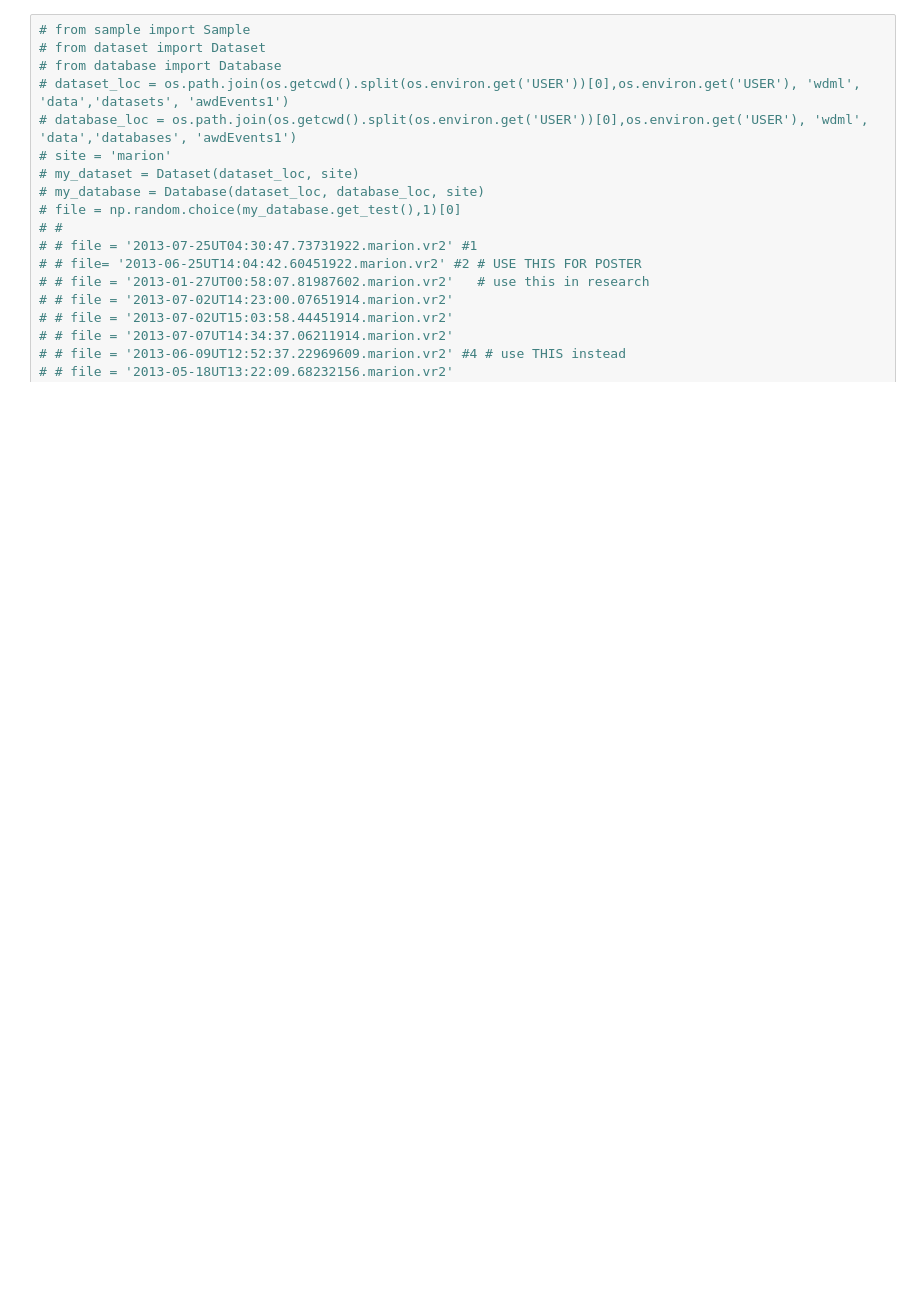
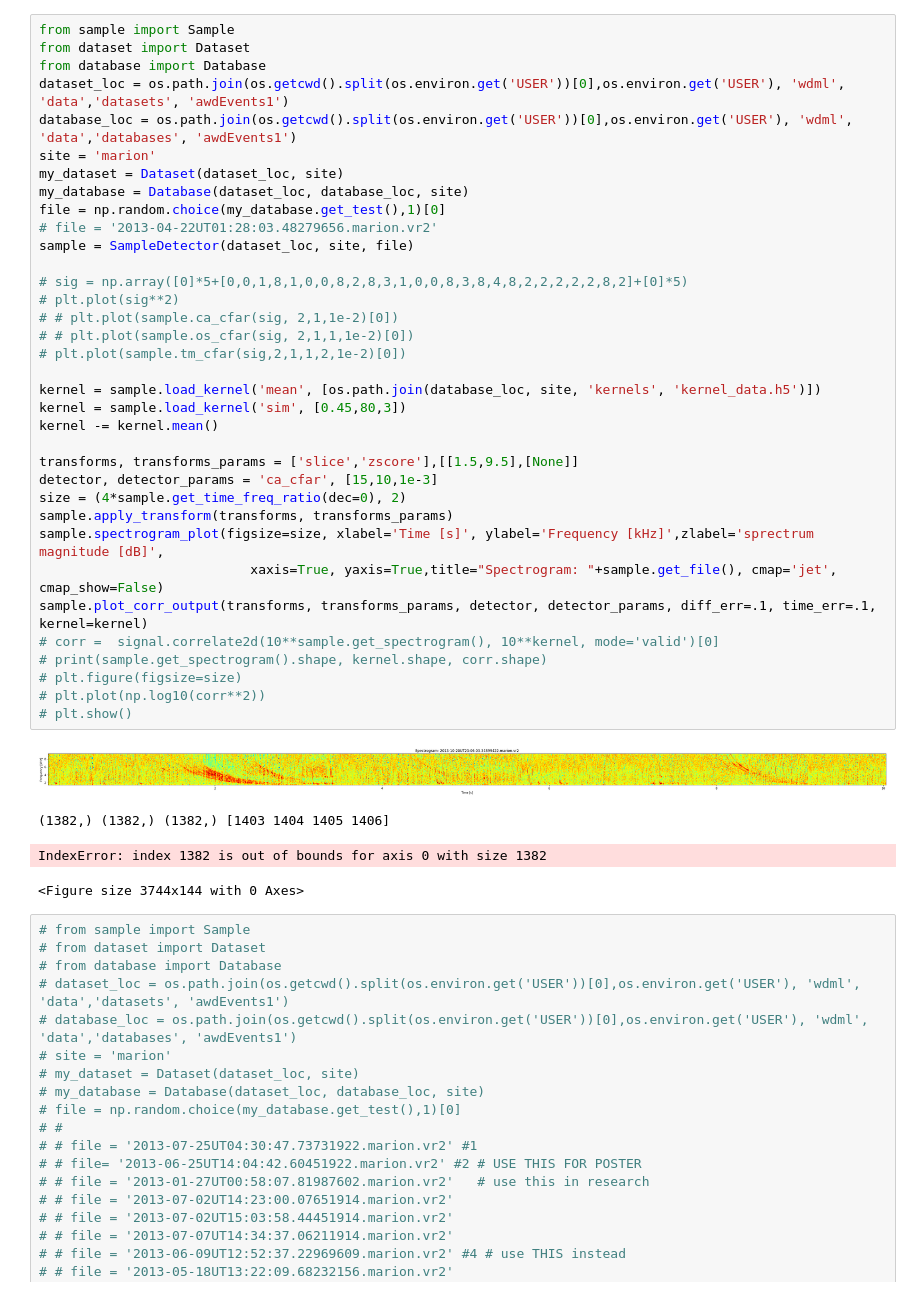
Before and after one commit to Kojey/MSc-whistler-waves-detector, a Jupyter notebook: ipy/sample_detector.ipynb, the cells around one changed output. Saved outputs shown, nothing was run; the diff lists cells and outputs as text; blank space fills up the shorter version.

Commit message:
Modify sample detector

```diff
--- a/ipy/sample_detector.ipynb
+++ b/ipy/sample_detector.ipynb
@@ -371,6 +405,46 @@ class SampleDetector(Sample):
         detection = self.prob_area_ml(prob[:,1],window=window,threshold=threshold,e=e)
         output = self.detection_loc_ml(detection, prob,shift)
         return np.array([self.get_file(),self.output_compare(output, diff_err=diff_err,time_err=time_err), self.metric(output, diff_err=diff_err,time_err=time_err)])
+# %%
+from sample import Sample
+from dataset import Dataset
+from database import Database
+dataset_loc = os.path.join(os.getcwd().split(os.environ.get('USER'))[0],os.environ.get('USER'), 'wdml', 'data','datasets', 'awdEvents1')
+database_loc = os.path.join(os.getcwd().split(os.environ.get('USER'))[0],os.environ.get('USER'), 'wdml', 'data','databases', 'awdEvents1')
+site = 'marion'
+my_dataset = Dataset(dataset_loc, site)
+my_database = Database(dataset_loc, database_loc, site)
+file = np.random.choice(my_database.get_test(),1)[0]
+# file = '2013-04-22UT01:28:03.48279656.marion.vr2'
+sample = SampleDetector(dataset_loc, site, file)
+
+# sig = np.array([0]*5+[0,0,1,8,1,0,0,8,2,8,3,1,0,0,8,3,8,4,8,2,2,2,2,2,8,2]+[0]*5)
+# plt.plot(sig**2)
+# # plt.plot(sample.ca_cfar(sig, 2,1,1e-2)[0])
+# # plt.plot(sample.os_cfar(sig, 2,1,1,1e-2)[0])
+# plt.plot(sample.tm_cfar(sig,2,1,1,2,1e-2)[0])
+
+kernel = sample.load_kernel('mean', [os.path.join(database_loc, site, 'kernels', 'kernel_data.h5')])
+kernel = sample.load_kernel('sim', [0.45,80,3])
+kernel -= kernel.mean()
+
+transforms, transforms_params = ['slice','zscore'],[[1.5,9.5],[None]]
+detector, detector_params = 'ca_cfar', [15,10,1e-3]
+size = (4*sample.get_time_freq_ratio(dec=0), 2)
+sample.apply_transform(transforms, transforms_params)
+sample.spectrogram_plot(figsize=size, xlabel='Time [s]', ylabel='Frequency [kHz]',zlabel='sprectrum magnitude [dB]',
+                           xaxis=True, yaxis=True,title="Spectrogram: "+sample.get_file(), cmap='jet', cmap_show=False)
+sample.plot_corr_output(transforms, transforms_params, detector, detector_params, diff_err=.1, time_err=.1, kernel=kernel)
+# corr =  signal.correlate2d(10**sample.get_spectrogram(), 10**kernel, mode='valid')[0]
+# print(sample.get_spectrogram().shape, kernel.shape, corr.shape)
+# plt.figure(figsize=size)
+# plt.plot(np.log10(corr**2))
+# plt.show()
+# %% [output]
+[figure, added]
+(1382,) (1382,) (1382,) [1403 1404 1405 1406]
+IndexError: index 1382 is out of bounds for axis 0 with size 1382
+<Figure size 3744x144 with 0 Axes>
 # %%
 # from sample import Sample
 # from dataset import Dataset
```
Also changed, not shown: parts of 1 cell of this notebook, 2 other files.
